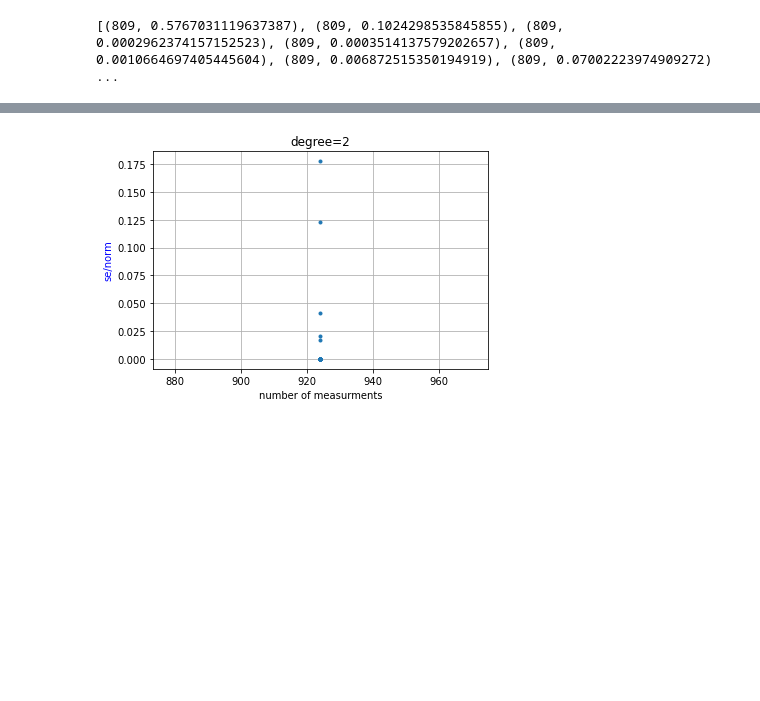
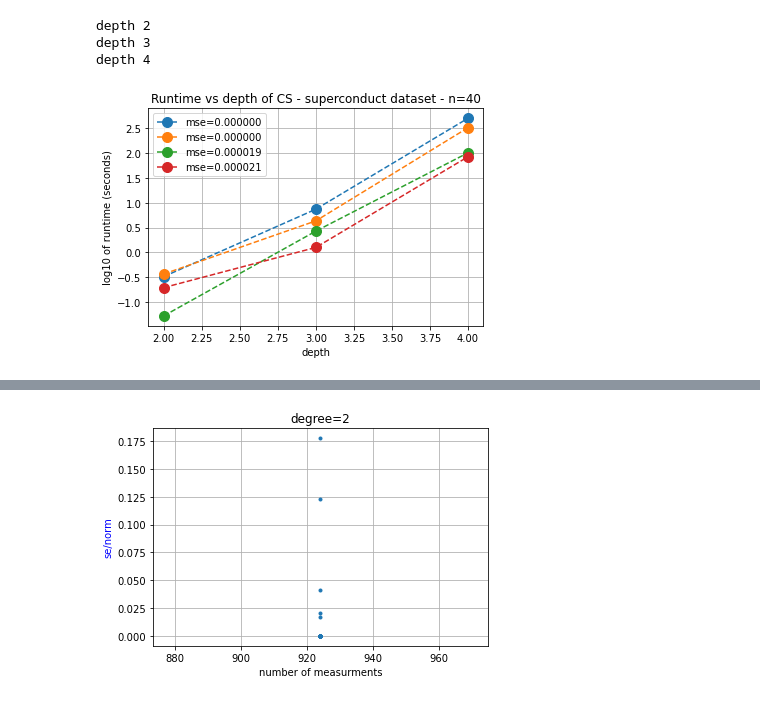
Before and after one commit to andisheh94/sparse_fourier_and_cs_on_xgboost, a Jupyter notebook: learning_boolean_functions/plotter/plotter.ipynb, the cells around one changed output, grey strips where cells are left out. Saved outputs shown, nothing was run; the diff lists cells and outputs as text; code cells hidden in the pictures; blank space fills up the shorter version.

```diff
--- a/learning_boolean_functions/plotter/plotter.ipynb
+++ b/learning_boolean_functions/plotter/plotter.ipynb
@@ -42,7 +63,40 @@ for depth in range(2,5):
 # %%
-print(result_cs[4])
+fig, ax = plt.subplots()
+ax.set_ylabel("log10 of runtime (seconds)")
+ax.set_xlabel("depth")
+y1, y2, y3, y4 = [], [], [], []
+x = [2,3,4]
+for depth in range(2,5):
+    print("depth", depth)
+    for m, normalized_mse, C, lmbda, time in result_cs[depth]:
+        if C==1.4 and lmbda ==0.001:
+            y1.append(np.log10(time))
+            y1_mse = normalized_mse
+        if C==0.8222222222222221 and lmbda ==0.001:
+            y2.append(np.log10(time))
+            y2_mse = normalized_mse
+        if C==1.4 and lmbda ==0.01:
+            y3.append(np.log10(time))
+            y3_mse = normalized_mse
+        if C==0.8222222222222221 and lmbda ==0.01:
+            y4.append(np.log10(time))
+            y4_mse = normalized_mse
+ax.plot(x, y1,'--o', markersize=10, label=f"mse={y1_mse:.6f}")
+ax.plot(x, y2,'--o', markersize=10, label=f"mse={y2_mse:.6f}")
+ax.plot(x, y3,'--o', markersize=10, label=f"mse={y3_mse:.6f}")
+ax.plot(x, y4,'--o', markersize=10, label=f"mse={y4_mse:.6f}")
+
+ax.xaxis.grid()
+ax.yaxis.grid()
+ax.legend()
+ax.set_title(f"Runtime vs depth of CS - {dataset} dataset - n=40")
+plt.savefig(f"plots/{dataset}_cs_runtimes", dpi=300)
+plt.show()
 # %% [output]
-[(809, 0.5767031119637387), (809, 0.1024298535845855), (809, 0.0002962374157152523), (809, 0.0003514137579202657), (809, 0.0010664697405445604), (809, 0.006872515350194919), (809, 0.07002223974909272) ...
+depth 2
+depth 3
+depth 4
+[figure, added]
 # %%
 for depth in range(2,5):
     fig, ax = plt.subplots()
```
Also changed, not shown: parts of 7 cells of this notebook, 8 other files.
